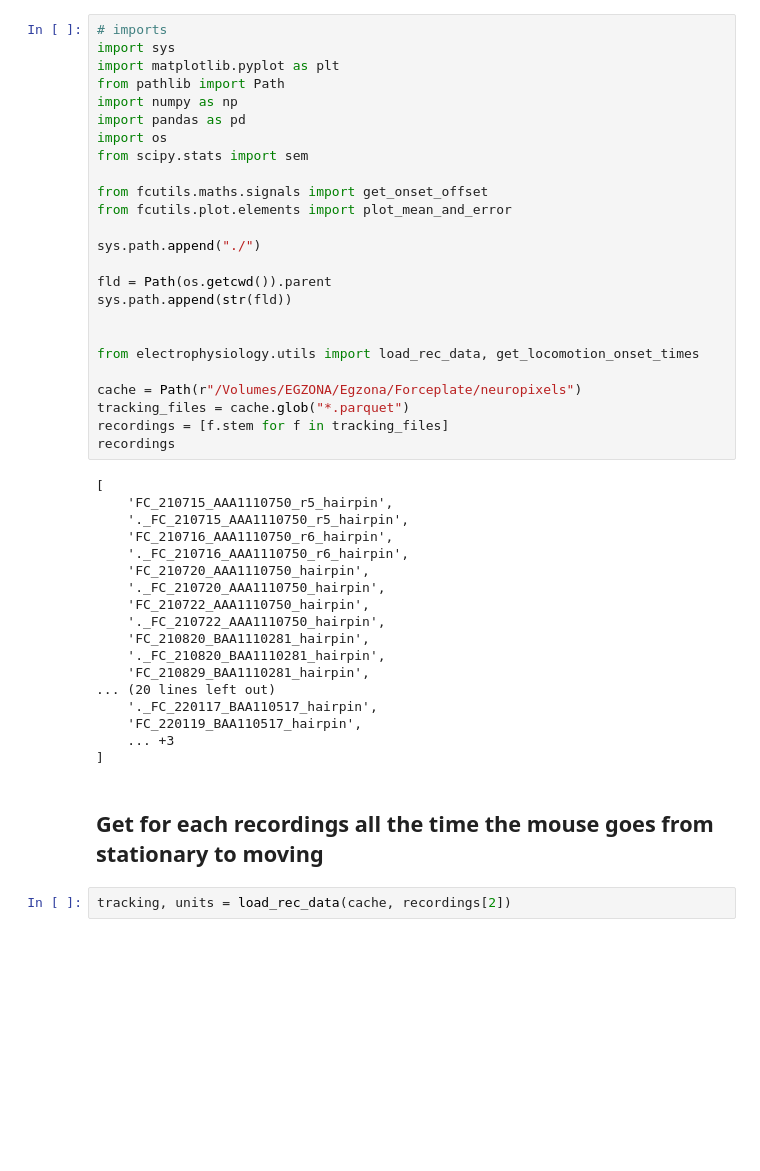
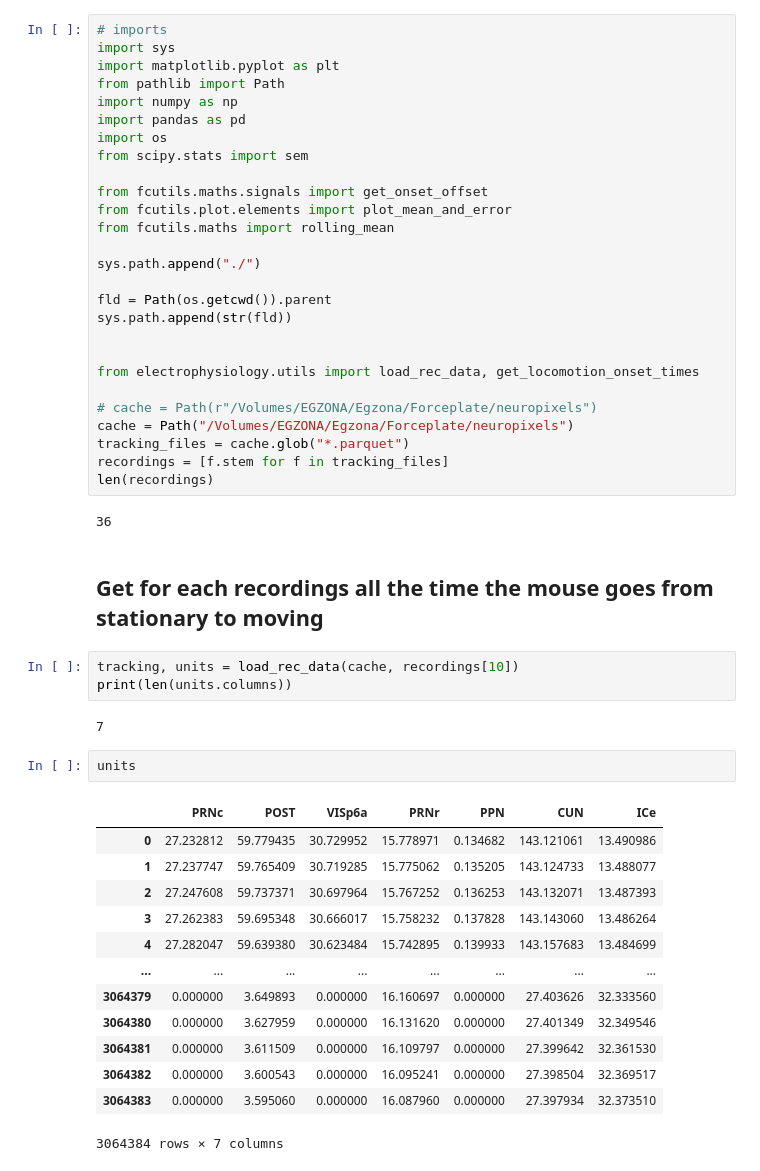
Before and after one commit to Egzona66/APA_setup, a Jupyter notebook: electrophysiology/dev.ipynb, the cells around one changed output. Cells and saved outputs as stored; diff of their text form; blank space fills up the shorter version.

```diff
--- a/electrophysiology/dev.ipynb
+++ b/electrophysiology/dev.ipynb
@@ -10,6 +10,7 @@ from scipy.stats import sem
 
 from fcutils.maths.signals import get_onset_offset
 from fcutils.plot.elements import plot_mean_and_error
+from fcutils.maths import rolling_mean
 
 sys.path.append("./")
 
@@ -19,29 +20,33 @@ sys.path.append(str(fld))
 
 from electrophysiology.utils import load_rec_data, get_locomotion_onset_times
 
-cache = Path(r"/Volumes/EGZONA/Egzona/Forceplate/neuropixels")
+# cache = Path(r"/Volumes/EGZONA/Egzona/Forceplate/neuropixels")
+cache = Path("/Volumes/EGZONA/Egzona/Forceplate/neuropixels")
 tracking_files = cache.glob("*.parquet")
 recordings = [f.stem for f in tracking_files]
-recordings
+len(recordings)
 # %% [output]
-[
-    'FC_210715_AAA1110750_r5_hairpin',
-    '._FC_210715_AAA1110750_r5_hairpin',
-    'FC_210716_AAA1110750_r6_hairpin',
-    '._FC_210716_AAA1110750_r6_hairpin',
-    'FC_210720_AAA1110750_hairpin',
-    '._FC_210720_AAA1110750_hairpin',
-    'FC_210722_AAA1110750_hairpin',
-    '._FC_210722_AAA1110750_hairpin',
-    'FC_210820_BAA1110281_hairpin',
-    '._FC_210820_BAA1110281_hairpin',
-    'FC_210829_BAA1110281_hairpin',
-... (20 lines left out)
-    '._FC_220117_BAA110517_hairpin',
-    'FC_220119_BAA110517_hairpin',
-    ... +3
-]
+36
 # %% [markdown]
 ## Get for each recordings all the time the mouse goes from stationary to moving
 # %%
-tracking, units = load_rec_data(cache, recordings[2])
+tracking, units = load_rec_data(cache, recordings[10])
+print(len(units.columns))
+# %% [output]
+7
+# %%
+units
+# %% [output]
+|  | PRNc | POST | VISp6a | PRNr | PPN | CUN | ICe |
+| 0 | 27.232812 | 59.779435 | 30.729952 | 15.778971 | 0.134682 | 143.121061 | 13.490986 |
+| 1 | 27.237747 | 59.765409 | 30.719285 | 15.775062 | 0.135205 | 143.124733 | 13.488077 |
+| 2 | 27.247608 | 59.737371 | 30.697964 | 15.767252 | 0.136253 | 143.132071 | 13.487393 |
+| 3 | 27.262383 | 59.695348 | 30.666017 | 15.758232 | 0.137828 | 143.143060 | 13.486264 |
+| 4 | 27.282047 | 59.639380 | 30.623484 | 15.742895 | 0.139933 | 143.157683 | 13.484699 |
+| ... | ... | ... | ... | ... | ... | ... | ... |
+| 3064379 | 0.000000 | 3.649893 | 0.000000 | 16.160697 | 0.000000 | 27.403626 | 32.333560 |
+| 3064380 | 0.000000 | 3.627959 | 0.000000 | 16.131620 | 0.000000 | 27.401349 | 32.349546 |
+| 3064381 | 0.000000 | 3.611509 | 0.000000 | 16.109797 | 0.000000 | 27.399642 | 32.361530 |
+| 3064382 | 0.000000 | 3.600543 | 0.000000 | 16.095241 | 0.000000 | 27.398504 | 32.369517 |
+| 3064383 | 0.000000 | 3.595060 | 0.000000 | 16.087960 | 0.000000 | 27.397934 | 32.373510 |
+3064384 rows × 7 columns
```
Also changed, not shown: parts of 8 cells of this notebook, 1 other file.
